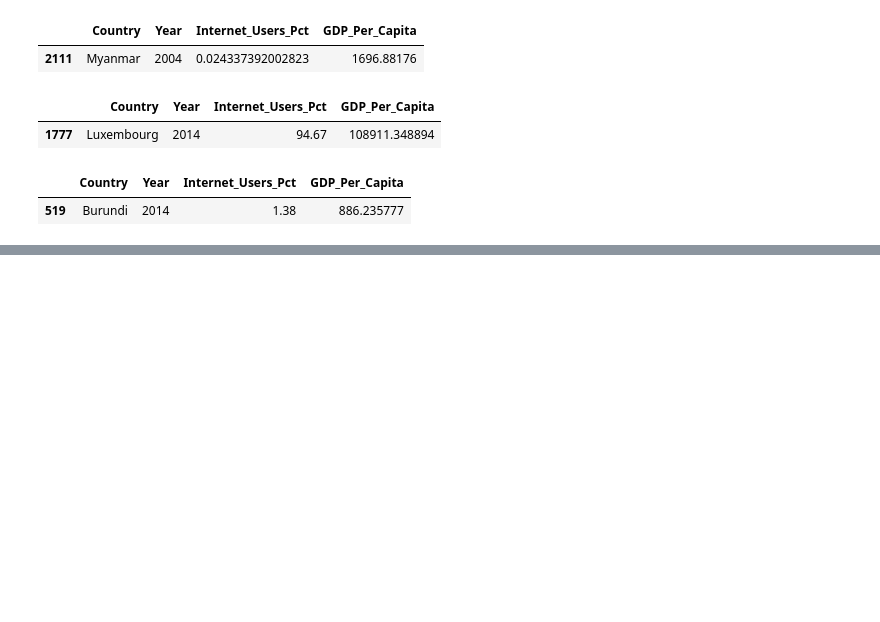
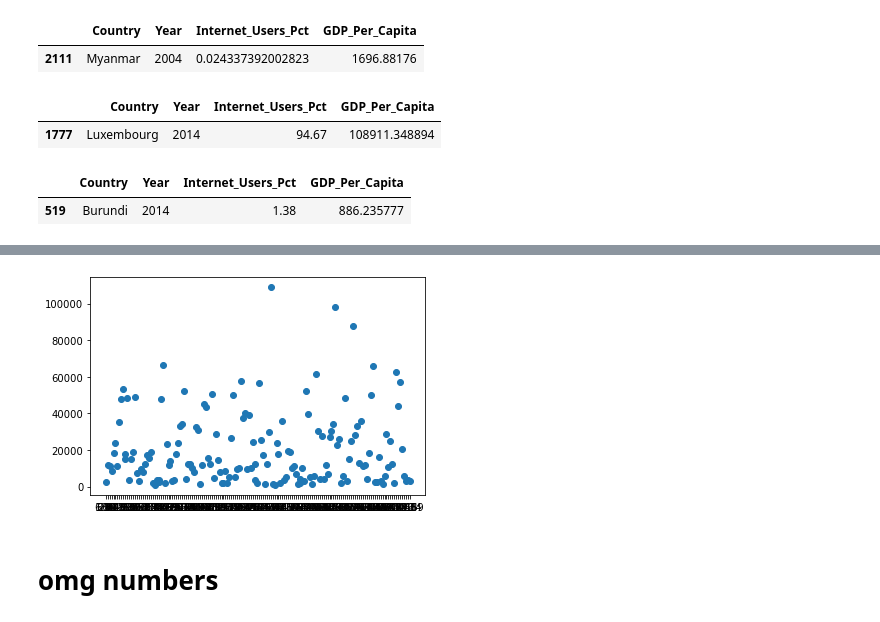
Before and after one commit to TheRealIanGray/gdp-and-internet-usage-TheRealIanGray, a Jupyter notebook: First Python Project.ipynb, the cells around one changed output, grey strips where cells are left out. Cells and saved outputs as stored; diff of their text form; code cells hidden in the pictures; blank space fills up the shorter version.

```diff
--- a/First Python Project.ipynb
+++ b/First Python Project.ipynb
@@ -220,0 +232,7 @@ xticks
+# %%
+o14=plt.scatter(gdp_and_internet_use_2014.Internet_Users_Pct, gdp_and_internet_use_2014.GDP_Per_Capita
+           )
+# %% [output]
+[figure, added]
+# %% [markdown]
+# omg numbers
```
Also changed, not shown: parts of 4 cells of this notebook.
